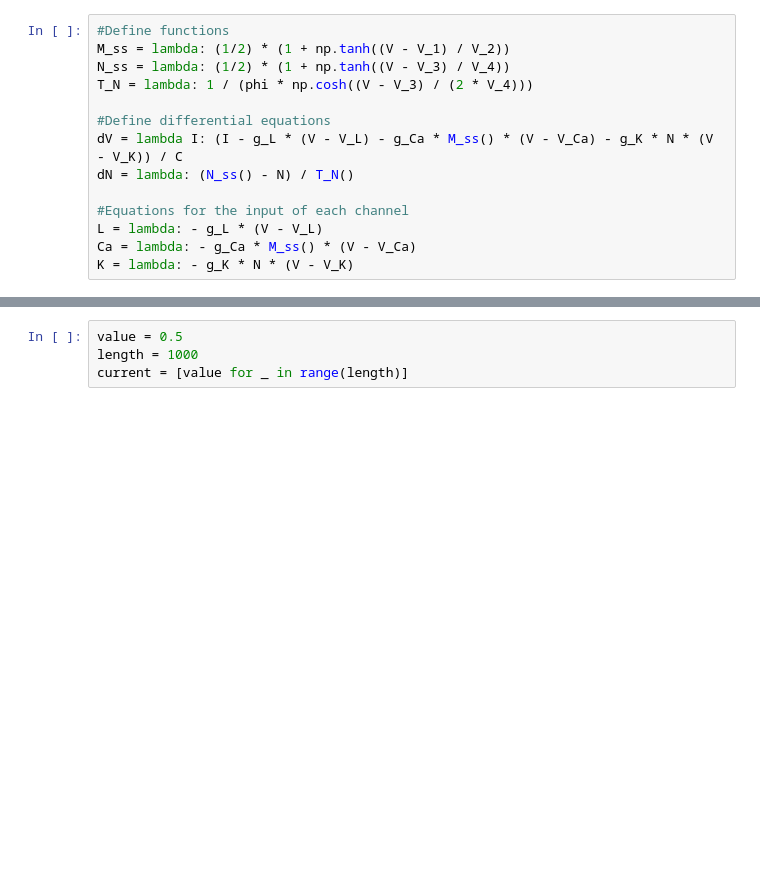
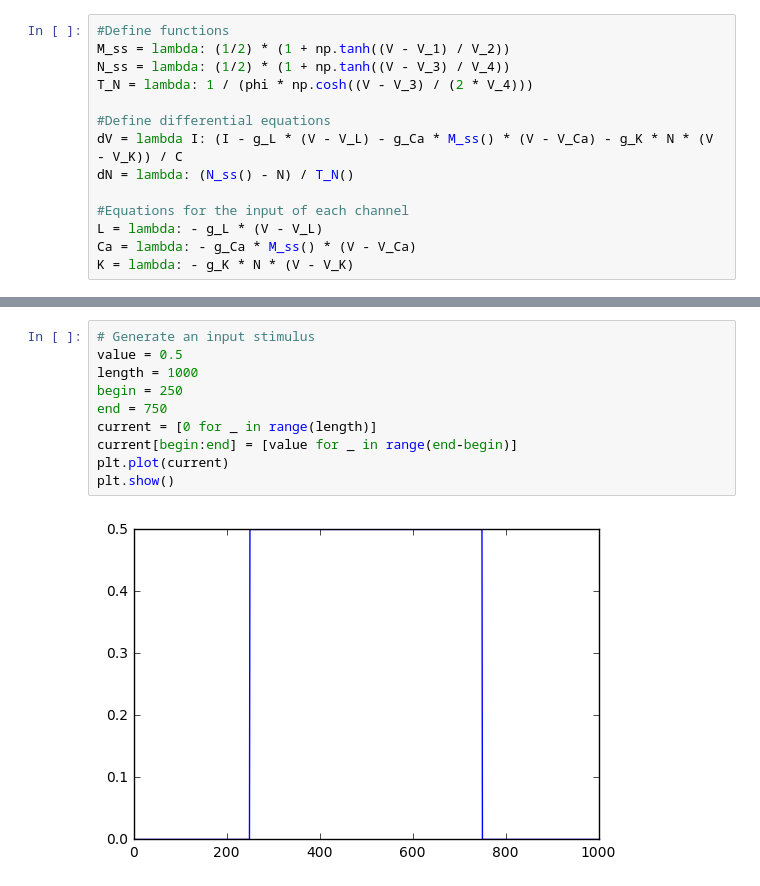
Before and after one commit to jonmarty/Morris-Lecar, a Jupyter notebook: MorrisLecar.ipynb, the cells around one changed output, grey strips where cells are left out. Drawn from its saved outputs; the diff is of its cells as text; blank space fills up the shorter version.

```diff
--- a/MorrisLecar.ipynb
+++ b/MorrisLecar.ipynb
@@ -98,5 +96,13 @@ or matplotlib.backends is imported for the first time.
-# %%
-value = 0.5
-length = 1000
-current = [value for _ in range(length)]
+# %%
+# Generate an input stimulus
+value = 0.5
+length = 1000
+begin = 250
+end = 750
+current = [0 for _ in range(length)]
+current[begin:end] = [value for _ in range(end-begin)]
+plt.plot(current)
+plt.show()
+# %% [output]
+[figure, added]
 # %%
```
Also changed, not shown: parts of 12 cells of this notebook.
